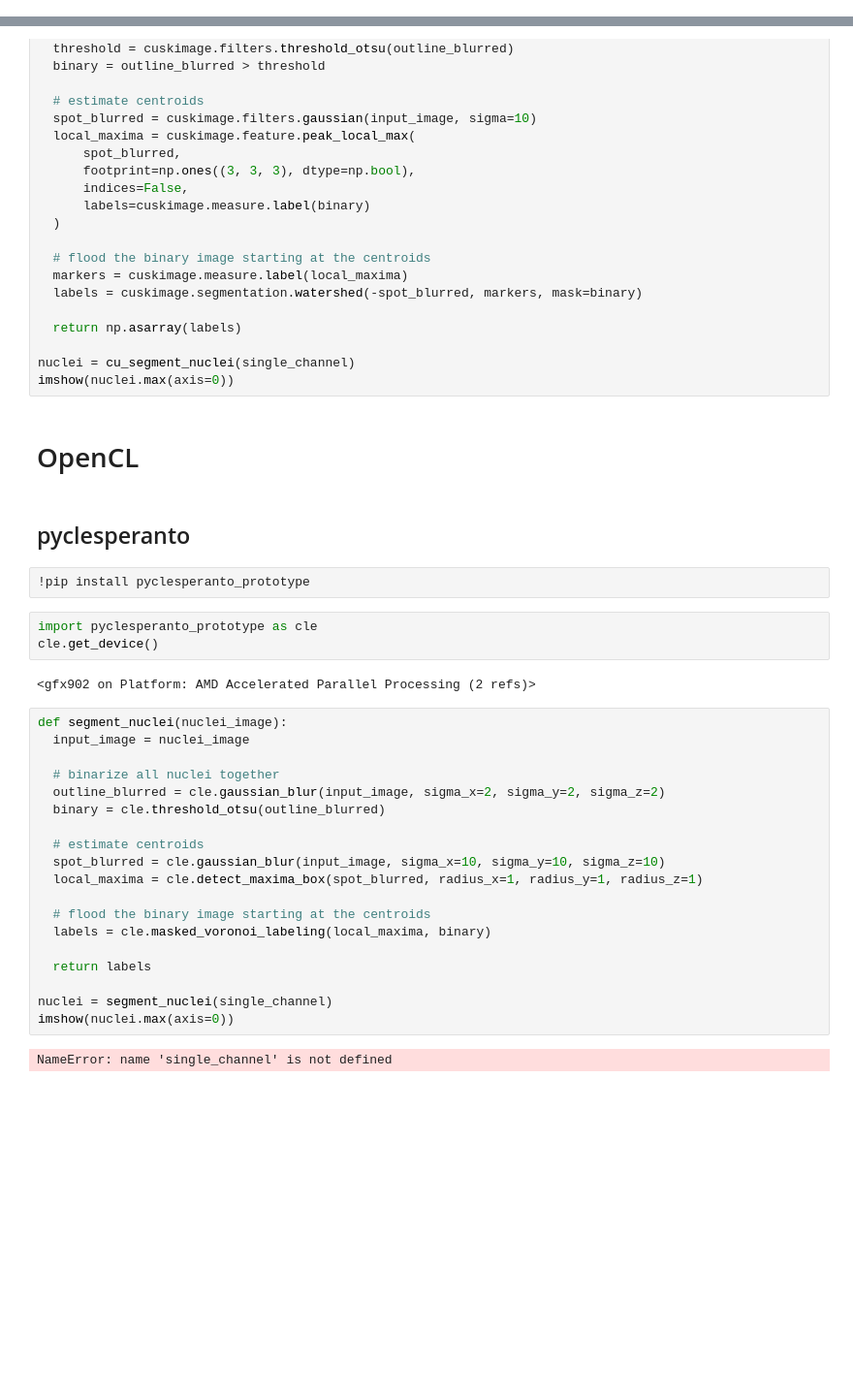
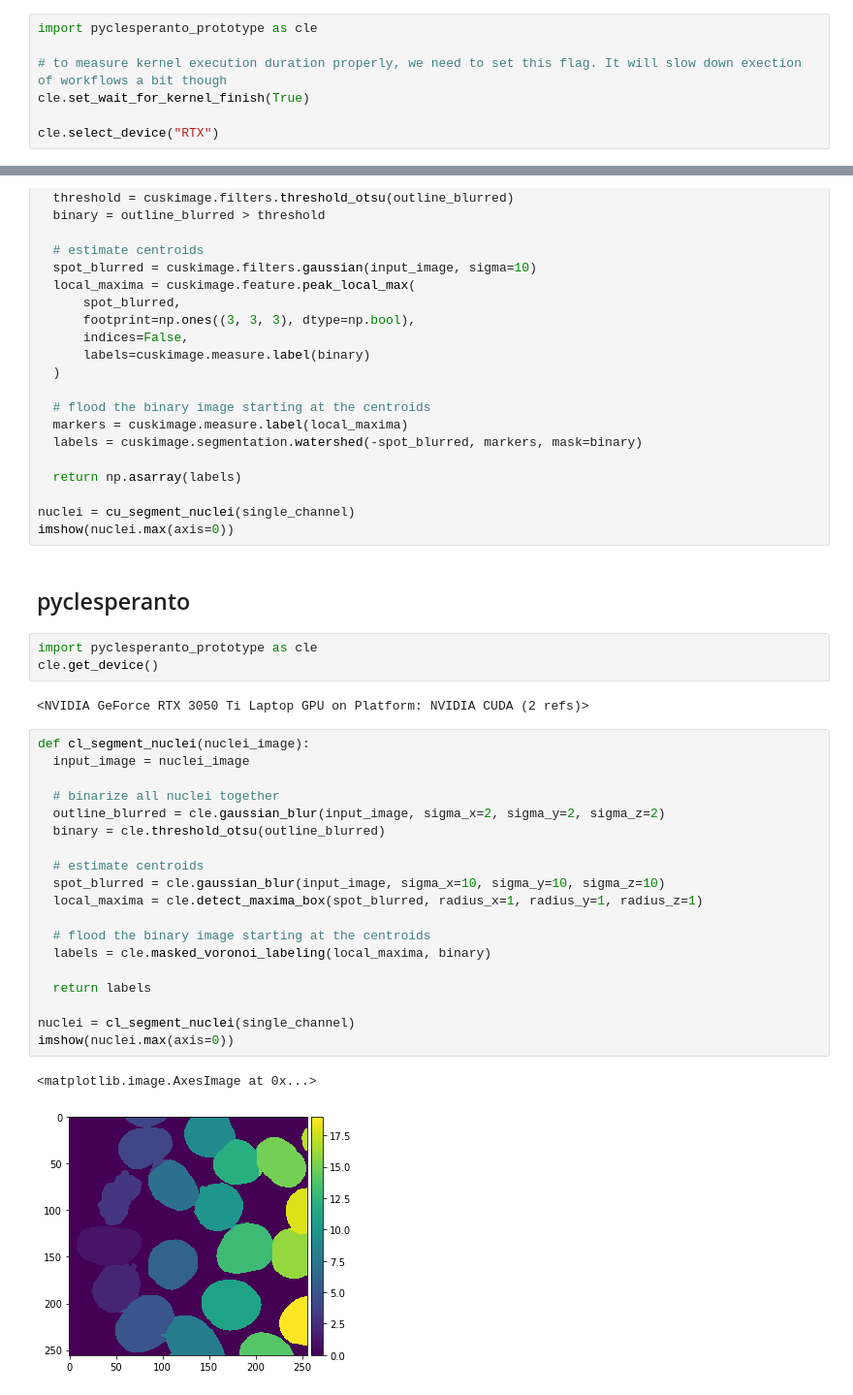
Before and after one commit to haesleinhuepf/using-python-for-science, a Jupyter notebook: using-python-for-science/gpu_libraries.ipynb, the cells around one changed output, grey strips where cells are left out. Shown: that part at 97% size. Cells and saved outputs as stored; diff of their text form; blank space fills up the shorter version.

```diff
--- a/using-python-for-science/gpu_libraries.ipynb
+++ b/using-python-for-science/gpu_libraries.ipynb
@@ -162,0 +105,7 @@ print(d)
+# %%
+import pyclesperanto_prototype as cle
+
+# to measure kernel execution duration properly, we need to set this flag. It will slow down exection of workflows a bit though
+cle.set_wait_for_kernel_finish(True)
+
+cle.select_device("RTX")
@@ -235,35 +273,32 @@ def cu_segment_nuclei(nuclei_image):
 
 nuclei = cu_segment_nuclei(single_channel)
 imshow(nuclei.max(axis=0))
-# %% [markdown]
-# OpenCL
 # %% [markdown]
 ## pyclesperanto
-# %%
-!pip install pyclesperanto_prototype
 # %%
 import pyclesperanto_prototype as cle
 cle.get_device()
 # %% [output]
-<gfx902 on Platform: AMD Accelerated Parallel Processing (2 refs)>
+<NVIDIA GeForce RTX 3050 Ti Laptop GPU on Platform: NVIDIA CUDA (2 refs)>
 # %%
-def segment_nuclei(nuclei_image):
+def cl_segment_nuclei(nuclei_image):
   input_image = nuclei_image
 
   # binarize all nuclei together
   outline_blurred = cle.gaussian_blur(input_image, sigma_x=2, sigma_y=2, sigma_z=2)
   binary = cle.threshold_otsu(outline_blurred)
 
   # estimate centroids
   spot_blurred = cle.gaussian_blur(input_image, sigma_x=10, sigma_y=10, sigma_z=10)
   local_maxima = cle.detect_maxima_box(spot_blurred, radius_x=1, radius_y=1, radius_z=1)
 
   # flood the binary image starting at the centroids
   labels = cle.masked_voronoi_labeling(local_maxima, binary)
 
   return labels
 
-nuclei = segment_nuclei(single_channel)
+nuclei = cl_segment_nuclei(single_channel)
 imshow(nuclei.max(axis=0))
 # %% [output]
-NameError: name 'single_channel' is not defined
+<matplotlib.image.AxesImage at 0x...>
+[figure, added]
```
Also changed, not shown: parts of 65 cells of this notebook, 1 other file.
